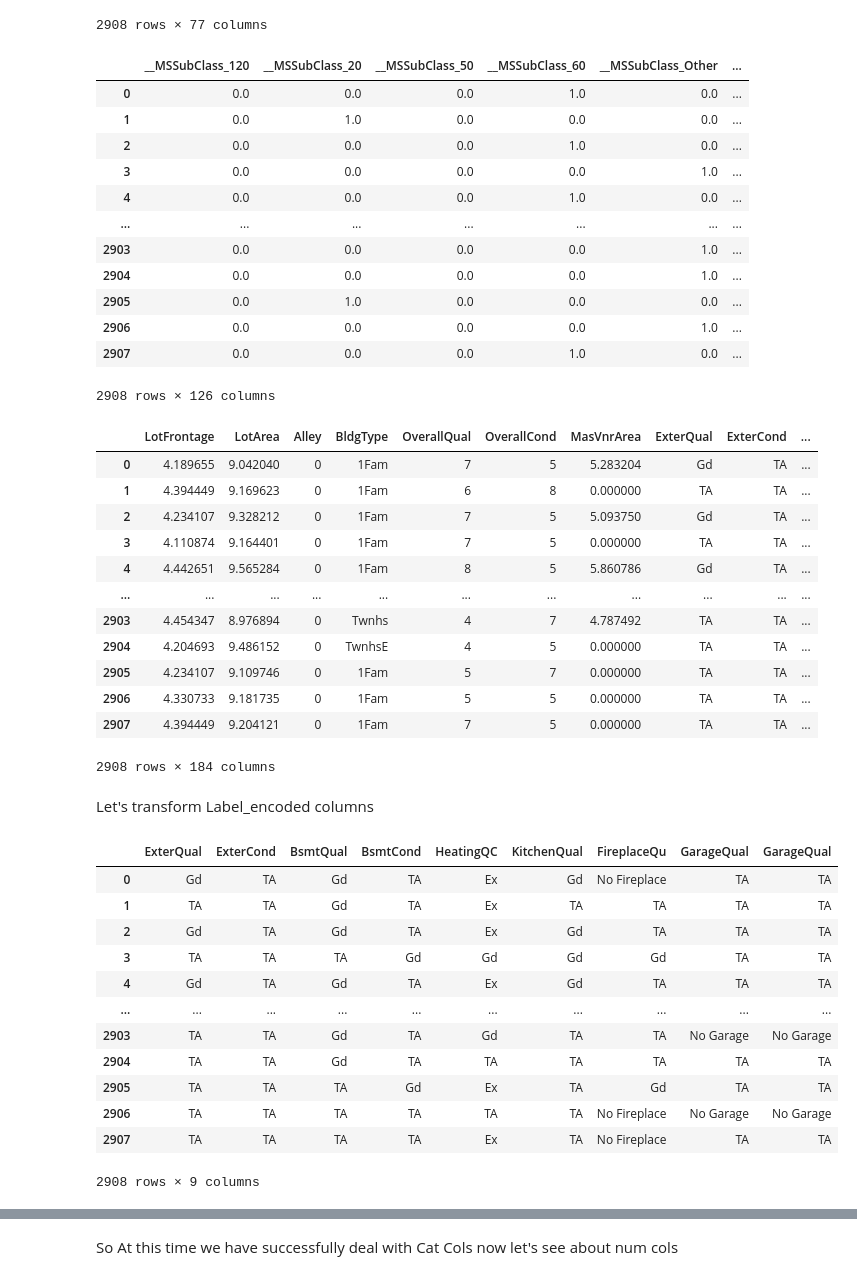
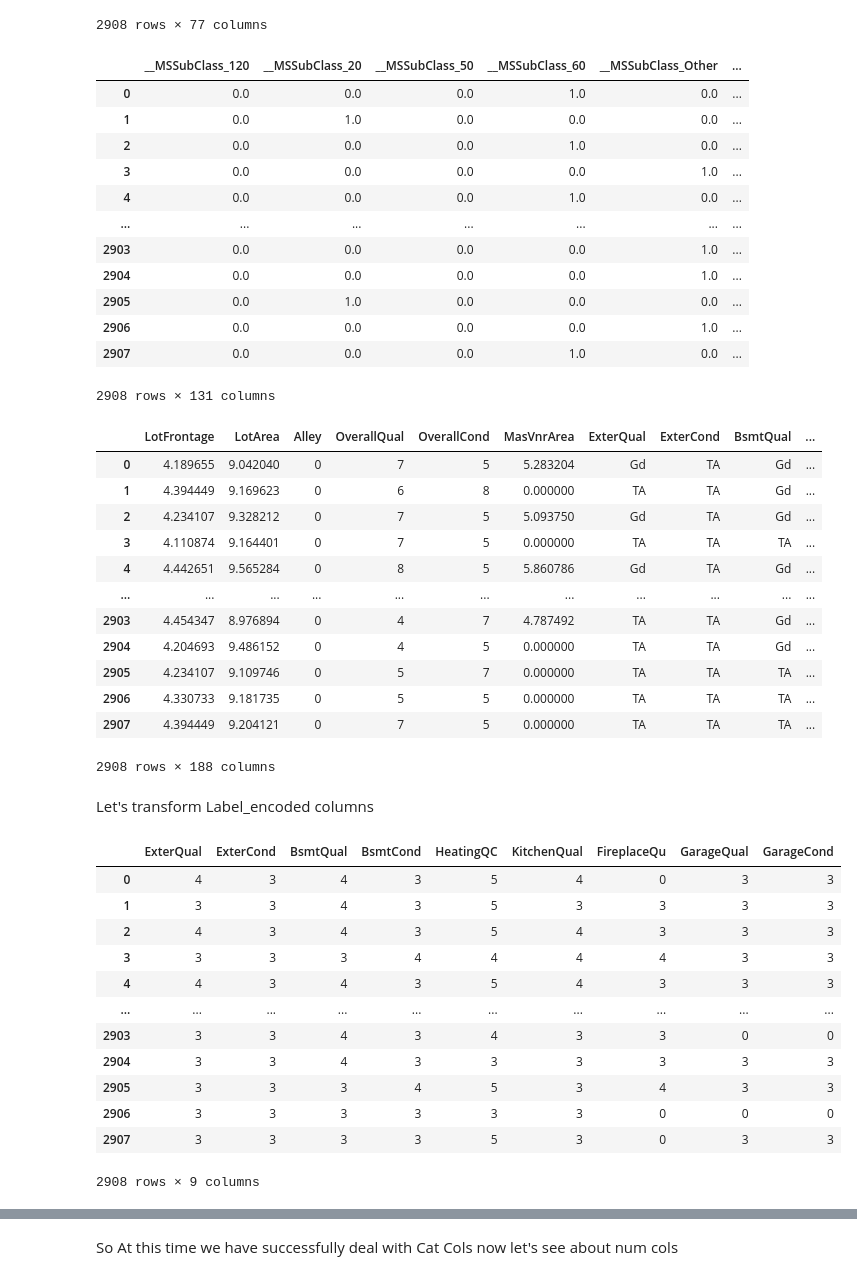
Before and after one commit to rahmankhan2241/House-Price-Prediction-Kaggle-Competition, a Jupyter notebook: Preprocessing.ipynb, the cells around one changed output, grey strips where cells are left out. Drawn from its saved outputs; the diff is of its cells as text; code cells hidden in the pictures.

```diff
--- a/Preprocessing.ipynb
+++ b/Preprocessing.ipynb
@@ -347,0 +350,3 @@ Looks like this can also be fit feature for predicting the price
+# %%
+print(all_df['BldgType'].value_counts())
+ohe_cols.append('BldgType')
@@ -599,7 +612,7 @@ all_df['BsmtFinType1'] = df['BsmtFinType1'].map({
     'Rec': 3,
     'LwQ': 2,
     'Unf': 1,
-    'NA': 0
+    'No Basement': 0
 })
 
 all_df['BsmtFinType1'].value_counts()
@@ -636,7 +650,7 @@ all_df['BsmtFinType2'] = all_df['BsmtFinType2'].map({
     'Rec': 3,
     'LwQ': 2,
     'Unf': 1,
-    'NA': 0
+    'No Basement': 0
 })
 
 all_df['BsmtFinType2'].value_counts()
@@ -891,6 +906,6 @@ Name: count, dtype: int64
 # %% [markdown]
 <code>GarageCond</code>
 # %%
-print(df['GarageQual'].value_counts())
-Label_encod.append('GarageQual')
+print(df['GarageCond'].value_counts())
+Label_encod.append('GarageCond')
 # %% [output]
@@ -1146,7 +1161,7 @@ ohe_df
 | 2905 | 0.0 | 1.0 | 0.0 | 0.0 | 0.0 | ... |
 | 2906 | 0.0 | 0.0 | 0.0 | 0.0 | 1.0 | ... |
 | 2907 | 0.0 | 0.0 | 0.0 | 1.0 | 0.0 | ... |
-2908 rows × 126 columns
+2908 rows × 131 columns
 # %%
 ## dropping original ohe cols from the data
 all_df.drop(ohe_cols, axis = 1, inplace = True)
@@ -1160,52 +1175,52 @@ all_df = pd.concat([all_df, ohe_df], axis=1)
 # %%
 all_df
 # %% [output]
-|  | LotFrontage | LotArea | Alley | BldgType | OverallQual | OverallCond | MasVnrArea | ExterQual | ExterCond | ... |
-| 0 | 4.189655 | 9.042040 | 0 | 1Fam | 7 | 5 | 5.283204 | Gd | TA | ... |
-| 1 | 4.394449 | 9.169623 | 0 | 1Fam | 6 | 8 | 0.000000 | TA | TA | ... |
-| 2 | 4.234107 | 9.328212 | 0 | 1Fam | 7 | 5 | 5.093750 | Gd | TA | ... |
-| 3 | 4.110874 | 9.164401 | 0 | 1Fam | 7 | 5 | 0.000000 | TA | TA | ... |
-| 4 | 4.442651 | 9.565284 | 0 | 1Fam | 8 | 5 | 5.860786 | Gd | TA | ... |
+|  | LotFrontage | LotArea | Alley | OverallQual | OverallCond | MasVnrArea | ExterQual | ExterCond | BsmtQual | ... |
+| 0 | 4.189655 | 9.042040 | 0 | 7 | 5 | 5.283204 | Gd | TA | Gd | ... |
+| 1 | 4.394449 | 9.169623 | 0 | 6 | 8 | 0.000000 | TA | TA | Gd | ... |
+| 2 | 4.234107 | 9.328212 | 0 | 7 | 5 | 5.093750 | Gd | TA | Gd | ... |
+| 3 | 4.110874 | 9.164401 | 0 | 7 | 5 | 0.000000 | TA | TA | TA | ... |
+| 4 | 4.442651 | 9.565284 | 0 | 8 | 5 | 5.860786 | Gd | TA | Gd | ... |
 | ... | ... | ... | ... | ... | ... | ... | ... | ... | ... | ... |
-| 2903 | 4.454347 | 8.976894 | 0 | Twnhs | 4 | 7 | 4.787492 | TA | TA | ... |
-| 2904 | 4.204693 | 9.486152 | 0 | TwnhsE | 4 | 5 | 0.000000 | TA | TA | ... |
-| 2905 | 4.234107 | 9.109746 | 0 | 1Fam | 5 | 7 | 0.000000 | TA | TA | ... |
-| 2906 | 4.330733 | 9.181735 | 0 | 1Fam | 5 | 5 | 0.000000 | TA | TA | ... |
-| 2907 | 4.394449 | 9.204121 | 0 | 1Fam | 7 | 5 | 0.000000 | TA | TA | ... |
+| 2903 | 4.454347 | 8.976894 | 0 | 4 | 7 | 4.787492 | TA | TA | Gd | ... |
+| 2904 | 4.204693 | 9.486152 | 0 | 4 | 5 | 0.000000 | TA | TA | Gd | ... |
+| 2905 | 4.234107 | 9.109746 | 0 | 5 | 7 | 0.000000 | TA | TA | TA | ... |
+| 2906 | 4.330733 | 9.181735 | 0 | 5 | 5 | 0.000000 | TA | TA | TA | ... |
+| 2907 | 4.394449 | 9.204121 | 0 | 7 | 5 | 0.000000 | TA | TA | TA | ... |
-2908 rows × 184 columns
+2908 rows × 188 columns
 # %% [markdown]
 Let's transform Label_encoded columns
 # %%
 from sklearn.preprocessing import FunctionTransformer
 def custom_label_encoder(column):
     mapping = {
         "Ex": 5,
         "Gd": 4,
         "TA": 3,
         "Fa": 2,
         "Po": 1,
         "No Basement": 0,
         "No Fireplace": 0,
         "No Garage": 0
     }
     # Apply the mapping to each column
     return all_df[column].map(mapping)
 
 ## applying the function for all the columns
 for col in Label_encod:
-    custom_label_encoder(col)
+    all_df[col] = custom_label_encoder(col)
 all_df[Label_encod]
 # %% [output]
-|  | ExterQual | ExterCond | BsmtQual | BsmtCond | HeatingQC | KitchenQual | FireplaceQu | GarageQual | GarageQual |
-| 0 | Gd | TA | Gd | TA | Ex | Gd | No Fireplace | TA | TA |
-| 1 | TA | TA | Gd | TA | Ex | TA | TA | TA | TA |
-| 2 | Gd | TA | Gd | TA | Ex | Gd | TA | TA | TA |
-| 3 | TA | TA | TA | Gd | Gd | Gd | Gd | TA | TA |
-| 4 | Gd | TA | Gd | TA | Ex | Gd | TA | TA | TA |
+|  | ExterQual | ExterCond | BsmtQual | BsmtCond | HeatingQC | KitchenQual | FireplaceQu | GarageQual | GarageCond |
+| 0 | 4 | 3 | 4 | 3 | 5 | 4 | 0 | 3 | 3 |
+| 1 | 3 | 3 | 4 | 3 | 5 | 3 | 3 | 3 | 3 |
+| 2 | 4 | 3 | 4 | 3 | 5 | 4 | 3 | 3 | 3 |
+| 3 | 3 | 3 | 3 | 4 | 4 | 4 | 4 | 3 | 3 |
+| 4 | 4 | 3 | 4 | 3 | 5 | 4 | 3 | 3 | 3 |
 | ... | ... | ... | ... | ... | ... | ... | ... | ... | ... |
-| 2903 | TA | TA | Gd | TA | Gd | TA | TA | No Garage | No Garage |
-| 2904 | TA | TA | Gd | TA | TA | TA | TA | TA | TA |
-| 2905 | TA | TA | TA | Gd | Ex | TA | Gd | TA | TA |
-| 2906 | TA | TA | TA | TA | TA | TA | No Fireplace | No Garage | No Garage |
-| 2907 | TA | TA | TA | TA | Ex | TA | No Fireplace | TA | TA |
+| 2903 | 3 | 3 | 4 | 3 | 4 | 3 | 3 | 0 | 0 |
+| 2904 | 3 | 3 | 4 | 3 | 3 | 3 | 3 | 3 | 3 |
+| 2905 | 3 | 3 | 3 | 4 | 5 | 3 | 4 | 3 | 3 |
+| 2906 | 3 | 3 | 3 | 3 | 3 | 3 | 0 | 0 | 0 |
+| 2907 | 3 | 3 | 3 | 3 | 5 | 3 | 0 | 3 | 3 |
 2908 rows × 9 columns
```
Also changed, not shown: parts of 20 cells of this notebook, 4 other files.
